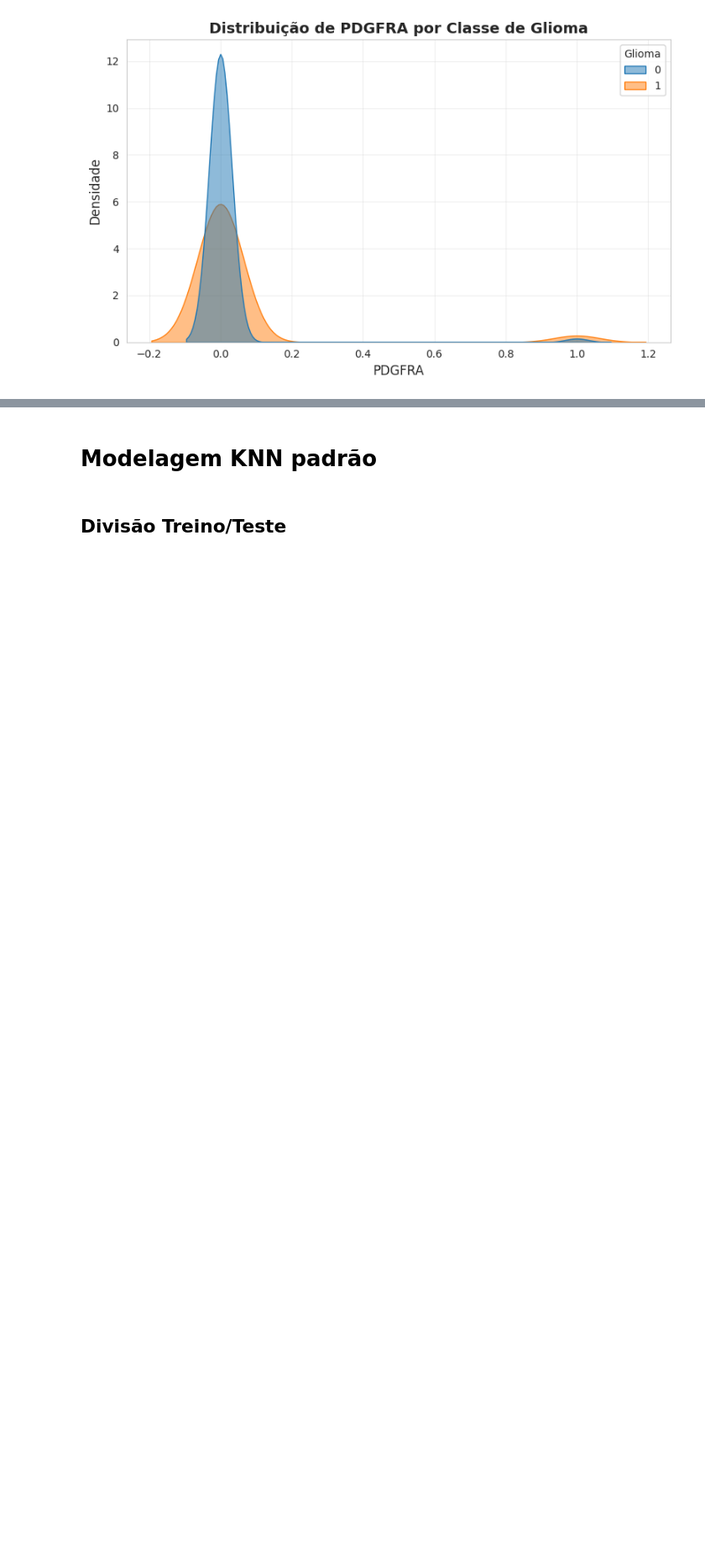
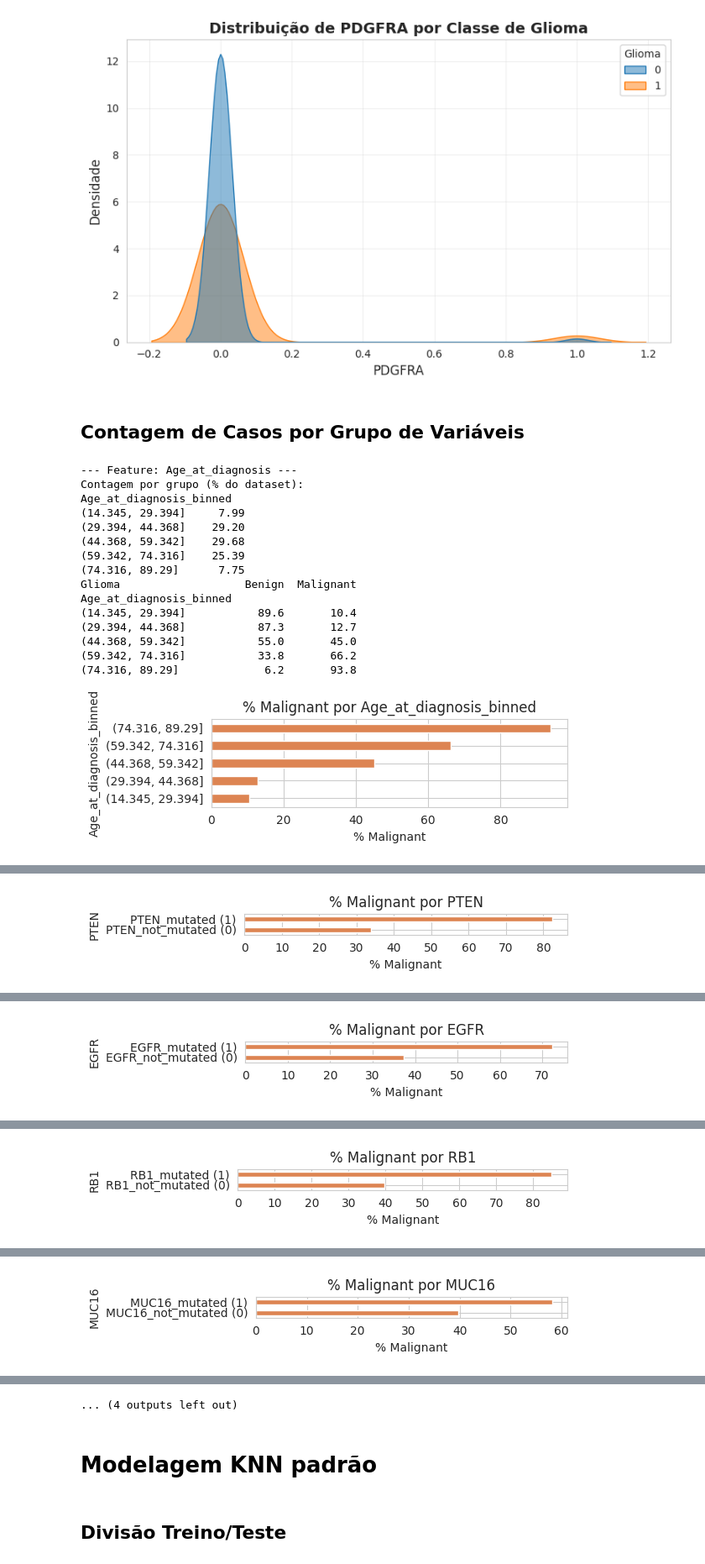
Before and after one commit to alefCauan/GliomaClassificationKNN, a Jupyter notebook: main.ipynb, the cells around one changed output, grey strips where cells are left out. Shown at 84% size. Cells and saved outputs as stored; diff of their text form; code cells hidden in the pictures; blank space fills up the shorter version.

Commit message:
Contagem de casos

```diff
--- a/main.ipynb
+++ b/main.ipynb
@@ -223,3 +251,78 @@ for feature in selected_features:
 [figure]
 [figure]
 [figure]
+# %% [markdown]
+## Contagem de Casos por Grupo de Variáveis
+# %%
+for feature in selected_features:
+    print(f"\n--- Feature: {feature} ---")
+
+    # agrupa Age_at_diagnosis em bins; outras features agrupam por valor
+    if feature == 'Age_at_diagnosis':
+        df_temp = df.copy()
+        df_temp[f'{feature}_binned'] = pd.cut(df_temp[feature], bins=5)
+        group_field = f'{feature}_binned'
+        counts = df_temp.groupby([group_field, 'Glioma']).size().unstack(fill_value=0)
+    else:
+        group_field = feature
+        counts = df.groupby([group_field, 'Glioma']).size().unstack(fill_value=0)
+
+    # mostra percentuais do dataset por grupo (em vez de contagens absolutas)
+    group_counts = counts.sum(axis=1)
+    total = len(df)
+    group_pct = (group_counts / total) * 100
+
+    if feature in df.columns:
+        unique_vals = np.unique(df[feature])
+        if set(unique_vals).issubset({0, 1}):
+            group_pct.index = group_pct.index.map({0: f'{feature}_not_mutated (0)', 1: f'{feature}_mutated (1)'})
+
+    print("Contagem por grupo (% do dataset):")
+    print(f"{group_pct.round(2).to_string()}")
+
+    pct = counts.div(counts.sum(axis=1), axis=0) * 100
+
+    # renomeia colunas se label_map existir
+    if 'label_map' in globals():
+        pct = pct.rename(columns=label_map)
+    else:
+        pct = pct.rename(columns={0: 'Benign', 1: 'Malignant'})
+
+    # renomeia índice para melhor leitura se for 0/1 (para manter consistência com as contagens mostradas)
+    if feature in df.columns:
+        unique_vals = np.unique(df[feature])
+        if set(unique_vals).issubset({0, 1}):
+            pct.index = pct.index.map({0: f'{feature}_not_mutated (0)', 1: f'{feature}_mutated (1)'})
+
+    # mostra tabela compacta (1 casa decimal)
+    compact = pct.round(1)
+    print(compact.to_string())
+
+    # garantir coluna de Malignant para o gráfico
+    mal_col = 'Malignant' if 'Malignant' in compact.columns else compact.columns[-1]
+
+    # gráfico simples do % Malignant (ordenado)
+    ax = compact[mal_col].sort_values().plot(
+        kind='barh', color='#dd8452', figsize=(6, max(1.2, 0.4 * len(compact)))
+    )
+    ax.set_xlabel('% Malignant')
+    ax.set_title(f'% Malignant por {group_field}')
+    plt.tight_layout()
+    plt.show()
+# %% [output]
+--- Feature: Age_at_diagnosis ---
+Contagem por grupo (% do dataset):
+Age_at_diagnosis_binned
+(14.345, 29.394]     7.99
+(29.394, 44.368]    29.20
+(44.368, 59.342]    29.68
+(59.342, 74.316]    25.39
+(74.316, 89.29]      7.75
+Glioma                   Benign  Malignant
+Age_at_diagnosis_binned
+(14.345, 29.394]           89.6       10.4
+(29.394, 44.368]           87.3       12.7
+(44.368, 59.342]           55.0       45.0
+(59.342, 74.316]           33.8       66.2
+(74.316, 89.29]             6.2       93.8
+[figure, added]
@@ -225,0 +338 @@ for feature in selected_features:
+[figure, added]
@@ -225,0 +352 @@ for feature in selected_features:
+[figure, added]
@@ -225,0 +362 @@ for feature in selected_features:
+[figure, added]
@@ -225,0 +372 @@ for feature in selected_features:
+[figure, added]
@@ -226,3 +383,4 @@ for feature in selected_features:
+... (4 outputs left out)
 # %% [markdown]
 # Modelagem KNN padrão
 # %% [markdown]
```
Also changed, not shown: parts of 3 cells of this notebook, 2 other files.
